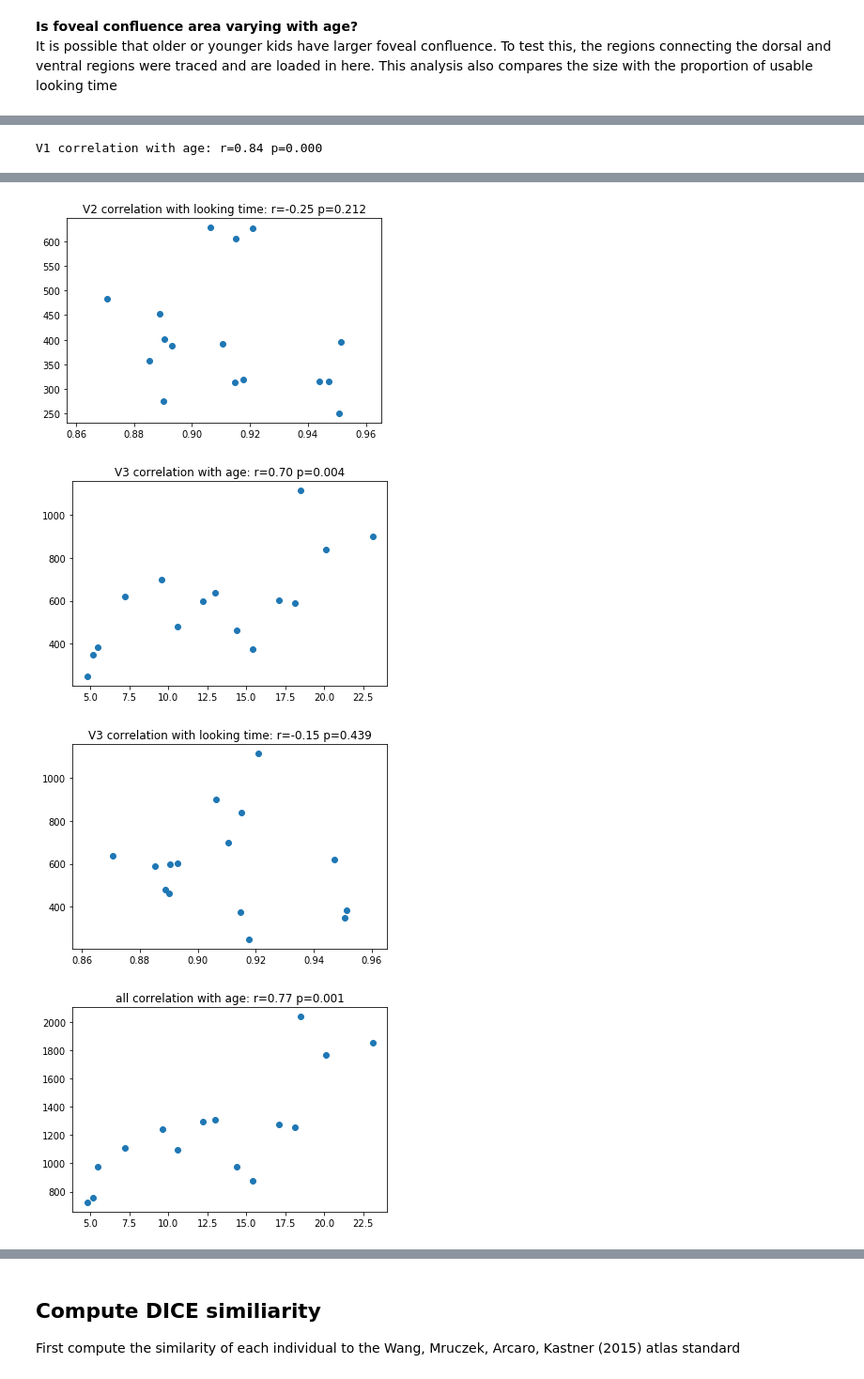
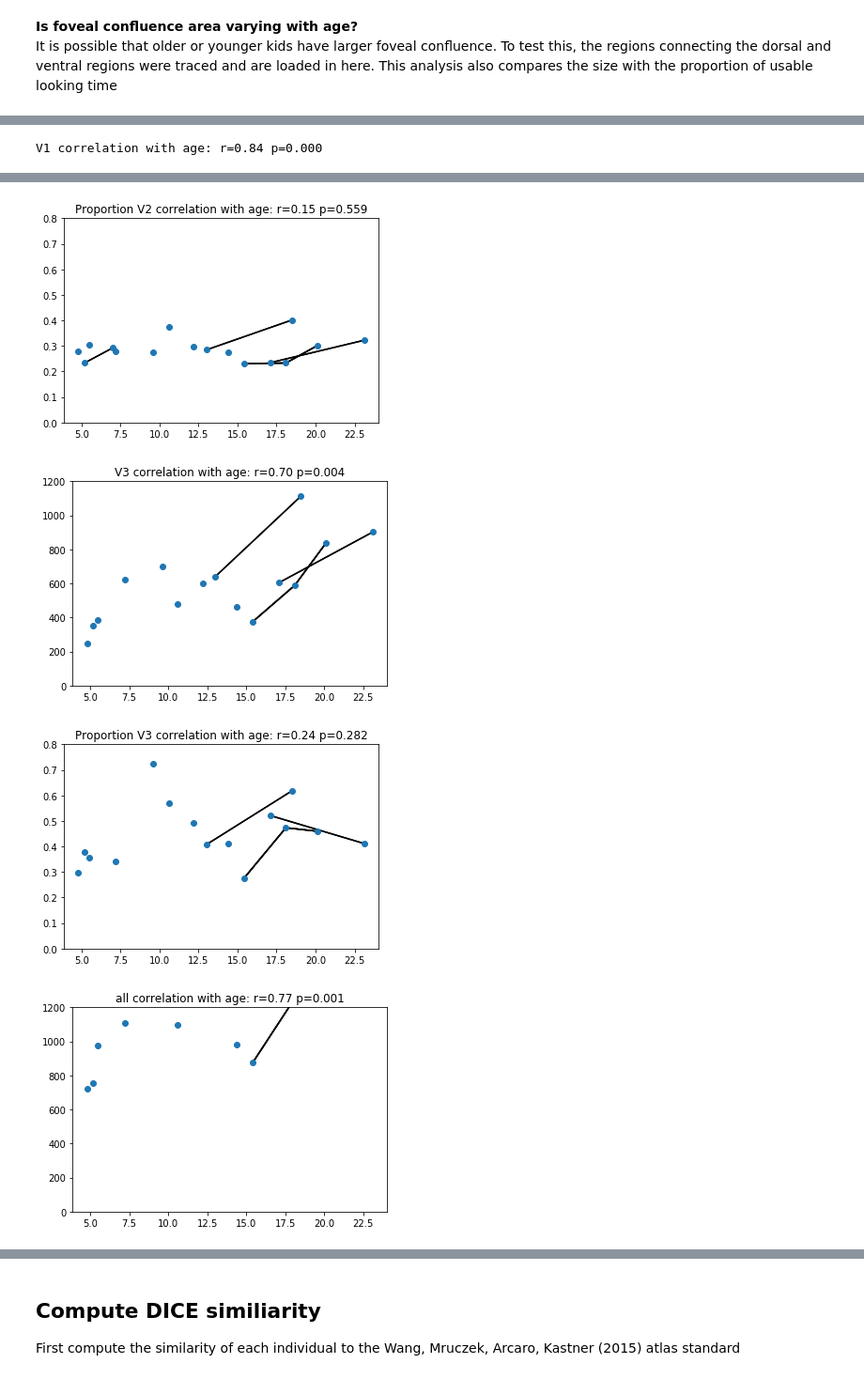
Before and after one commit to ntblab/infant_neuropipe, a Jupyter notebook: scripts/Retinotopy/Retinotopy.ipynb, the cells around one changed output, grey strips where cells are left out. Shown at 94% size. Saved outputs shown, nothing was run; the diff lists cells and outputs as text; code cells hidden in the pictures.

```diff
--- a/scripts/Retinotopy/Retinotopy.ipynb
+++ b/scripts/Retinotopy/Retinotopy.ipynb
@@ -1404,6 +1404,7 @@ for hemi in ['lh', 'rh']:
 wholebrain_vol = []
 denominator = 100000 # If you don't divide by this then the numbers get put in a bad range
 is_whole_brain_vol = 1 # what do you want to use for the reference in the partial correlation
+voxel_size = 0.9375 # How big is each voxel in a single dimension
 
 if is_whole_brain_vol == 1:
     mask_name = 'mask'
@@ -1415,13 +1416,17 @@ for ppt in df['ID']:
     vol = nib.load('%s/iBEAT/%s/mri/%s.nii.gz' % (data_dir, ppt, mask_name)).get_data()
 
     # How many voxels are in the wholebrain
-    wholebrain_vol += [(vol.sum() * (0.9375 ** 3)) / 100000]
+    wholebrain_vol += [(vol.sum() * (voxel_size ** 3))]
 
 # Get the brain volume correlation
-slope, intercept = np.polyfit(df['Age'], np.asarray(wholebrain_vol) * denominator, 1)
+slope, intercept = np.polyfit(df['Age'], np.asarray(wholebrain_vol), 1)
 r_val = np.corrcoef(df['Age'], np.asarray(wholebrain_vol))[0, 1]
 p_val = randomise_corr(df['Age'], np.asarray(wholebrain_vol))
 
+plt.scatter(df['Age'], np.asarray(wholebrain_vol))
+plt.xlabel('Age')
+plt.ylabel('Volume')
+
 print('%s volume age correlation. b=%0.3f, r=%0.3f, p=%0.3f' % (mask_name, slope, r_val, p_val))
 # %% [output]
 mask volume age correlation. b=14763.585, r=0.804, p=0.000
@@ -1725,7 +1734,26 @@ for roi_counter, roi in enumerate(['V1', 'V2', 'V3', 'all']):
     print('%s correlation with age: r=%0.2f p=%0.3f' % (roi, rval, pval))
     plt.figure()
     plt.scatter(np.asarray(list(df['Age']))[usable_ppts], av_area_vals[usable_ppts])
+
+    # Connect any IDs that are shared
+    for ID_ppt in ID_ppts:
+        tmp_area_vals = []
+        tmp_age_vals = []
+        for ID_counter, ID_session in enumerate(np.asarray(list(df['ID']))[usable_ppts]):
+
+            # If the sessions match then add to the list for plotting
+            if ID_session[:-2] == ID_ppt:
+
+                # Get area values
+                tmp_area_vals += [np.asarray(av_area_vals[usable_ppts])[ID_counter]]
+                tmp_age_vals += [np.asarray(df['Age'])[usable_ppts][ID_counter]]
+
+        plt.plot(tmp_age_vals, tmp_area_vals, 'k', zorder=0)
+
+
     plt.title('%s correlation with age: r=%0.2f p=%0.3f' % (roi, rval, pval))
+    plt.ylim([0, 1200])
+    plt.savefig('%s/prop_scatter_area_between_%s.svg' % (plot_dir, roi))
 
     rval = partial_corr(av_area_vals[usable_ppts], np.asarray(list(df['Age']))[usable_ppts], np.asarray(wholebrain_vol)[usable_ppts])
     pval = randomise_corr(av_area_vals[usable_ppts], np.asarray(list(df['Age']))[usable_ppts], cov_vals=np.asarray(wholebrain_vol)[usable_ppts])
@@ -1736,10 +1764,6 @@ for roi_counter, roi in enumerate(['V1', 'V2', 'V3', 'all']):
     pval = randomise_corr(av_area_vals[usable_ppts], np.asarray(list(df['prop_eye_included']))[usable_ppts])
 
     print('%s correlation with looking time: r=%0.2f p=%0.3f' % (roi, rval, pval))
-    plt.figure()
-    plt.scatter(np.asarray(list(df['prop_eye_included']))[usable_ppts], av_area_vals[usable_ppts])
-    plt.title('%s correlation with looking time: r=%0.2f p=%0.3f' % (roi, rval, pval))
-
 
     # Determine if the area in the foveal confluence correlates with age by taking the area of each foveal region as a proportion of the ventral + dorsal area
     if roi != 'all':
@@ -1751,6 +1775,27 @@ for roi_counter, roi in enumerate(['V1', 'V2', 'V3', 'all']):
         rval = np.corrcoef(np.asarray(list(df['Age']))[usable_ppts], proportion_area[usable_ppts])[0, 1]
         pval = randomise_corr(np.asarray(list(df['Age']))[usable_ppts], proportion_area[usable_ppts])
 
+        plt.figure()
+        plt.scatter(np.asarray(list(df['Age']))[usable_ppts], proportion_area[usable_ppts])
+
+        # Connect any IDs that are shared
+        for ID_ppt in ID_ppts:
+            tmp_area_vals = []
+            tmp_age_vals = []
+            for ID_counter, ID_session in enumerate(np.asarray(list(df['ID']))[usable_ppts]):
+
+                # If the sessions match then add to the list for plotting
+                if ID_session[:-2] == ID_ppt:
+
+                    # Get area values
+                    tmp_area_vals += [np.asarray(proportion_area[usable_ppts])[ID_counter]]
+                    tmp_age_vals += [np.asarray(df['Age'])[usable_ppts][ID_counter]]
+
+            plt.plot(tmp_age_vals, tmp_area_vals, 'k', zorder=0)
+
+        plt.title('Proportion %s correlation with age: r=%0.2f p=%0.3f' % (roi, rval, pval))
+        plt.ylim([0, 0.8])
+        plt.savefig('%s/prop_scatter_prop_area_between_%s.svg' % (plot_dir, roi))
         print('%s between area divided by ventral + dorsal area correlation with age: r=%0.2f p=%0.3f' % (roi, rval, pval))
 # %% [output]
 s8687_1_5
@@ -1791,4 +1836,4 @@ all correlation with looking time: r=-0.21 p=0.280
-[figure, old version]
+[figure, new version]
-[figure, old version]
+[figure, new version]
-[figure, old version]
+[figure, new version]
-[figure, old version]
+[figure, new version]
```
Also changed, not shown: parts of 15 cells of this notebook.
